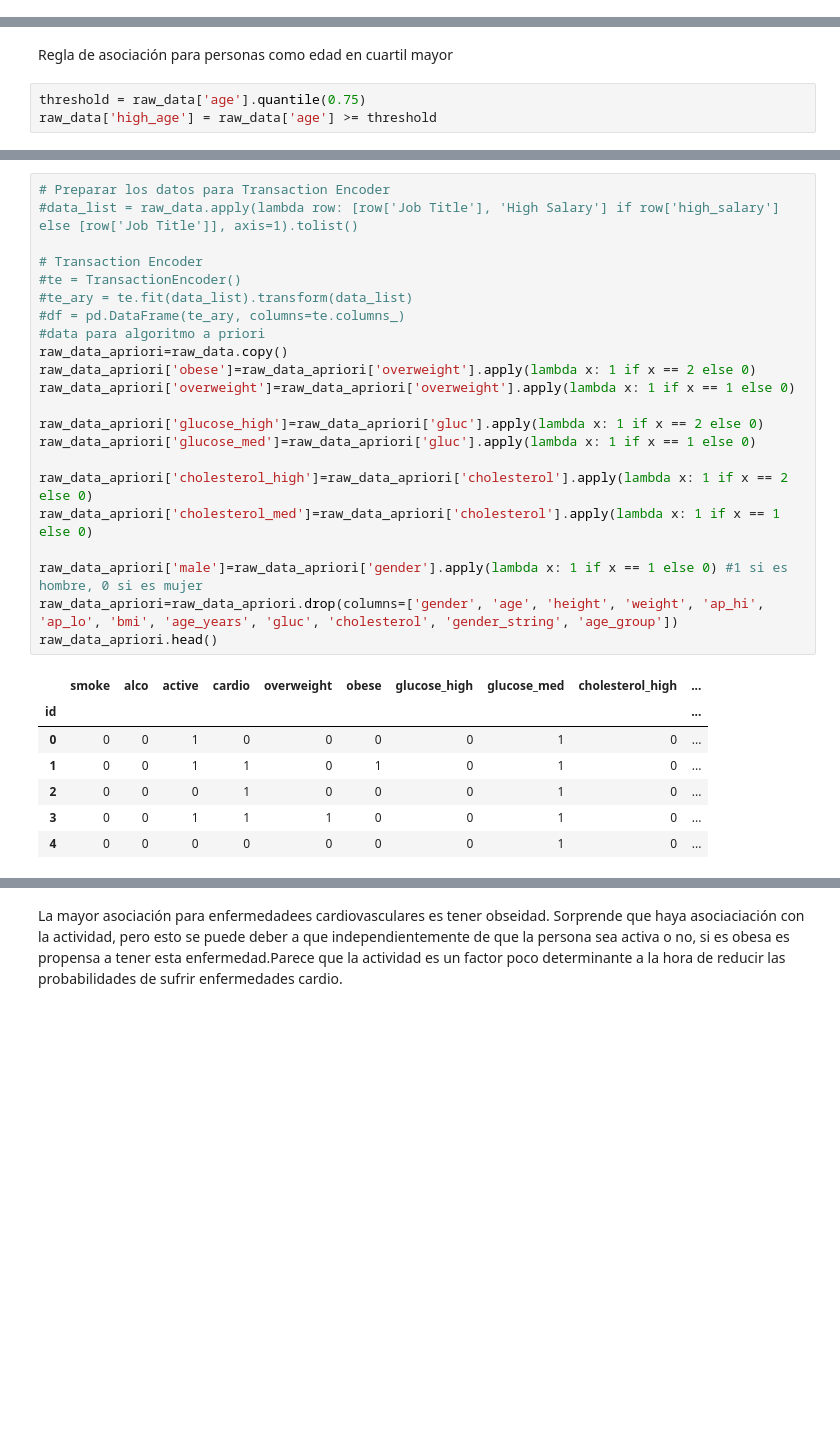
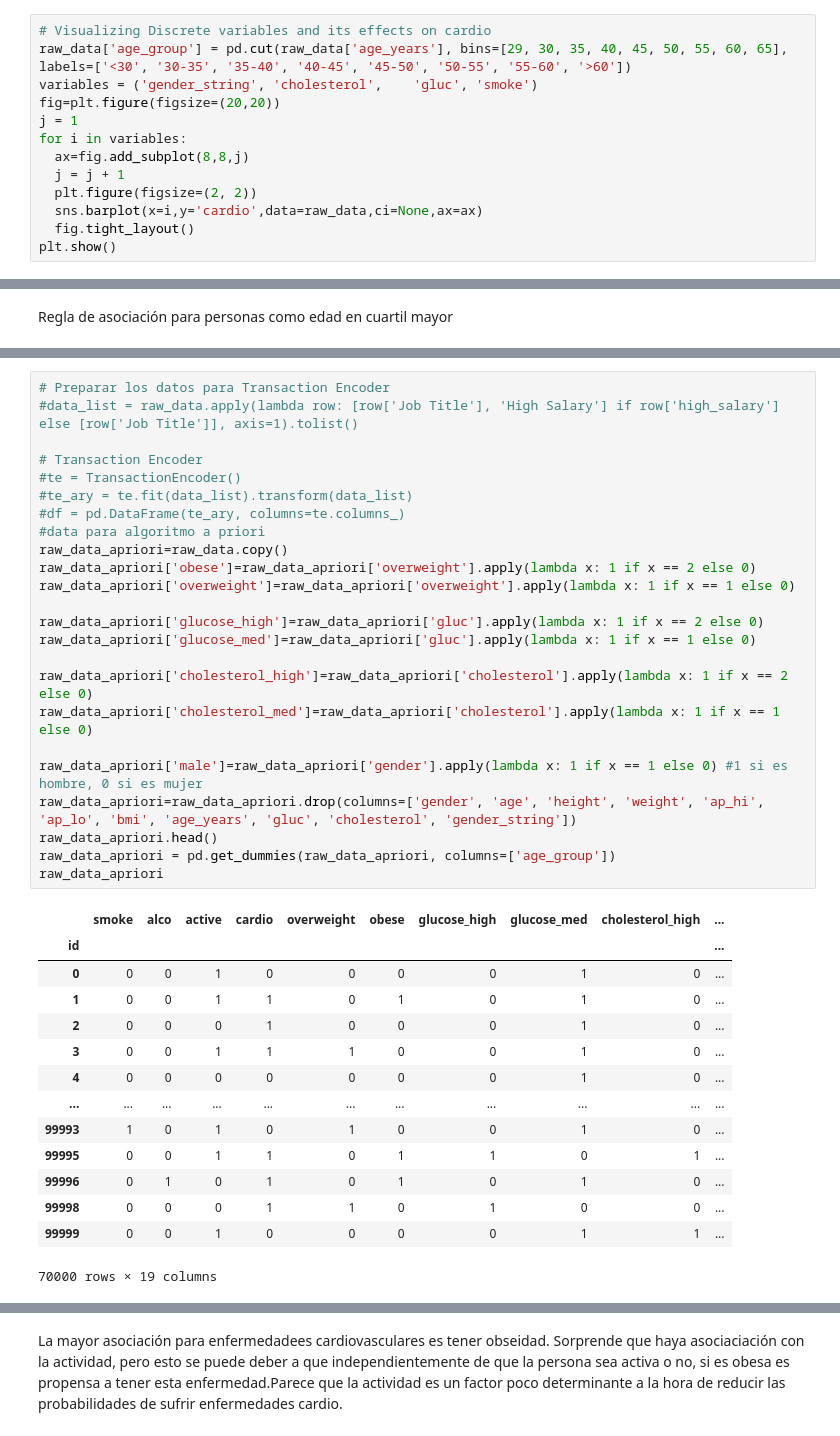
Before and after one commit to ignacionunezG/BI-Cardio-Disease, a Jupyter notebook: Proyecto.ipynb, the cells around one changed output, grey strips where cells are left out. Cells and saved outputs as stored; diff of their text form; blank space fills up the shorter version.

```diff
--- a/Proyecto.ipynb
+++ b/Proyecto.ipynb
@@ -142,3 +153,16 @@ raw_data.head()
 | 2 | 18857 | 1 | 165 | 64.0 | 130 | 70 | 3 | 1 | 0 | 0 | 0 | ... |
 | 3 | 17623 | 2 | 169 | 82.0 | 150 | 100 | 1 | 1 | 0 | 0 | 1 | ... |
 | 4 | 17474 | 1 | 156 | 56.0 | 100 | 60 | 1 | 1 | 0 | 0 | 0 | ... |
+# %%
+# Visualizing Discrete variables and its effects on cardio
+raw_data['age_group'] = pd.cut(raw_data['age_years'], bins=[29, 30, 35, 40, 45, 50, 55, 60, 65], labels=['<30', '30-35', '35-40', '40-45', '45-50', '50-55', '55-60', '>60'])
+variables = ('gender_string', 'cholesterol',	'gluc',	'smoke')
+fig=plt.figure(figsize=(20,20))
+j = 1
+for i in variables:
+  ax=fig.add_subplot(8,8,j)
+  j = j + 1
+  plt.figure(figsize=(2, 2))
+  sns.barplot(x=i,y='cardio',data=raw_data,ci=None,ax=ax)
+  fig.tight_layout()
+plt.show()
@@ -207,6 +233,3 @@ Para ello haremos uso del algoritmo Apriori usando TransactionEncoder
 #buscar asociacion entre cardio=1 y overweight=2, active=1, smoke=1, alco=1, age_groups
 # %% [markdown]
 Regla de asociación para personas como edad en cuartil mayor
-# %%
-threshold = raw_data['age'].quantile(0.75)
-raw_data['high_age'] = raw_data['age'] >= threshold
@@ -213,33 +254,42 @@ raw_data['high_age'] = raw_data['age'] >= threshold
 # %%
 # Preparar los datos para Transaction Encoder
 #data_list = raw_data.apply(lambda row: [row['Job Title'], 'High Salary'] if row['high_salary'] else [row['Job Title']], axis=1).tolist()
 
 # Transaction Encoder
 #te = TransactionEncoder()
 #te_ary = te.fit(data_list).transform(data_list)
 #df = pd.DataFrame(te_ary, columns=te.columns_)
 #data para algoritmo a priori
 raw_data_apriori=raw_data.copy()
 raw_data_apriori['obese']=raw_data_apriori['overweight'].apply(lambda x: 1 if x == 2 else 0)
 raw_data_apriori['overweight']=raw_data_apriori['overweight'].apply(lambda x: 1 if x == 1 else 0)
 
 raw_data_apriori['glucose_high']=raw_data_apriori['gluc'].apply(lambda x: 1 if x == 2 else 0)
 raw_data_apriori['glucose_med']=raw_data_apriori['gluc'].apply(lambda x: 1 if x == 1 else 0)
 
 raw_data_apriori['cholesterol_high']=raw_data_apriori['cholesterol'].apply(lambda x: 1 if x == 2 else 0)
 raw_data_apriori['cholesterol_med']=raw_data_apriori['cholesterol'].apply(lambda x: 1 if x == 1 else 0)
 
 raw_data_apriori['male']=raw_data_apriori['gender'].apply(lambda x: 1 if x == 1 else 0) #1 si es hombre, 0 si es mujer
-raw_data_apriori=raw_data_apriori.drop(columns=['gender', 'age', 'height', 'weight', 'ap_hi', 'ap_lo', 'bmi', 'age_years', 'gluc', 'cholesterol', 'gender_string', 'age_group'])
+raw_data_apriori=raw_data_apriori.drop(columns=['gender', 'age', 'height', 'weight', 'ap_hi', 'ap_lo', 'bmi', 'age_years', 'gluc', 'cholesterol', 'gender_string'])
 raw_data_apriori.head()
+raw_data_apriori = pd.get_dummies(raw_data_apriori, columns=['age_group'])
+raw_data_apriori
 # %% [output]
 |  | smoke | alco | active | cardio | overweight | obese | glucose_high | glucose_med | cholesterol_high | ... |
 | id |  |  |  |  |  |  |  |  |  | ... |
 | 0 | 0 | 0 | 1 | 0 | 0 | 0 | 0 | 1 | 0 | ... |
 | 1 | 0 | 0 | 1 | 1 | 0 | 1 | 0 | 1 | 0 | ... |
 | 2 | 0 | 0 | 0 | 1 | 0 | 0 | 0 | 1 | 0 | ... |
 | 3 | 0 | 0 | 1 | 1 | 1 | 0 | 0 | 1 | 0 | ... |
 | 4 | 0 | 0 | 0 | 0 | 0 | 0 | 0 | 1 | 0 | ... |
+| ... | ... | ... | ... | ... | ... | ... | ... | ... | ... | ... |
+| 99993 | 1 | 0 | 1 | 0 | 1 | 0 | 0 | 1 | 0 | ... |
+| 99995 | 0 | 0 | 1 | 1 | 0 | 1 | 1 | 0 | 1 | ... |
+| 99996 | 0 | 1 | 0 | 1 | 0 | 1 | 0 | 1 | 0 | ... |
+| 99998 | 0 | 0 | 0 | 1 | 1 | 0 | 1 | 0 | 0 | ... |
+| 99999 | 0 | 0 | 1 | 0 | 0 | 0 | 0 | 1 | 1 | ... |
+70000 rows × 19 columns
 # %%
 # Aplicar Apriori
 #transformar datos
```
Also changed, not shown: parts of 64 cells of this notebook.
